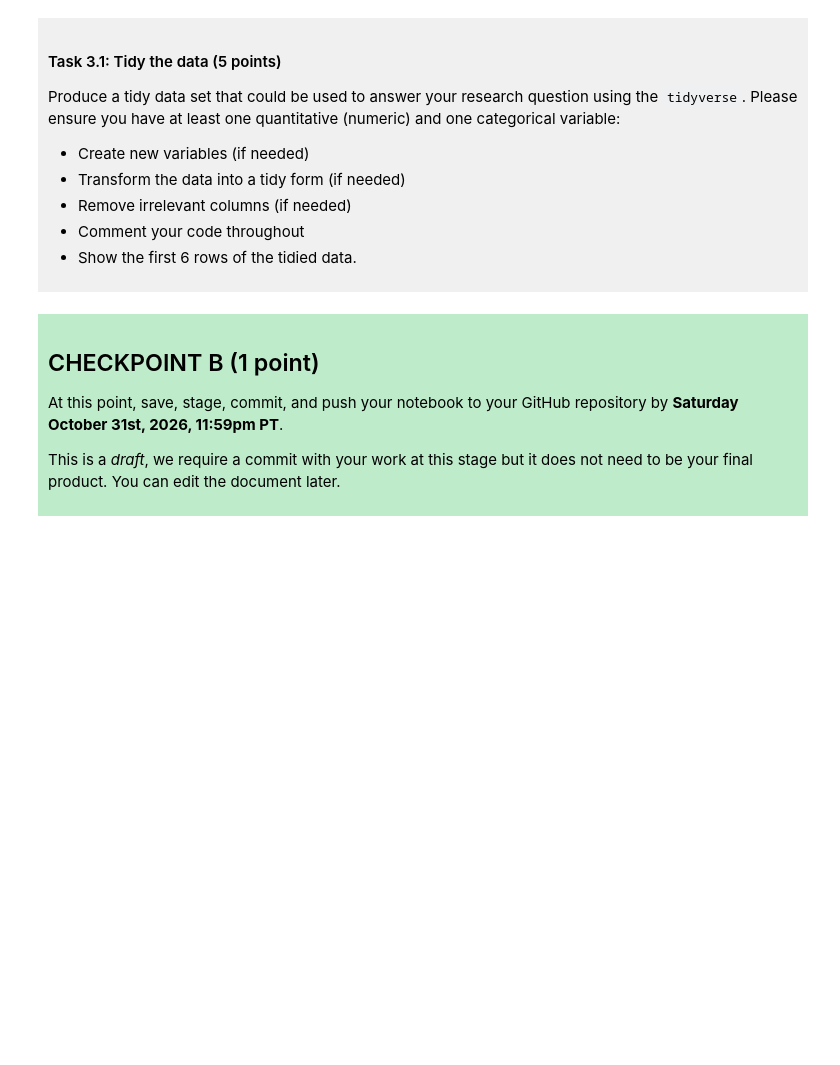
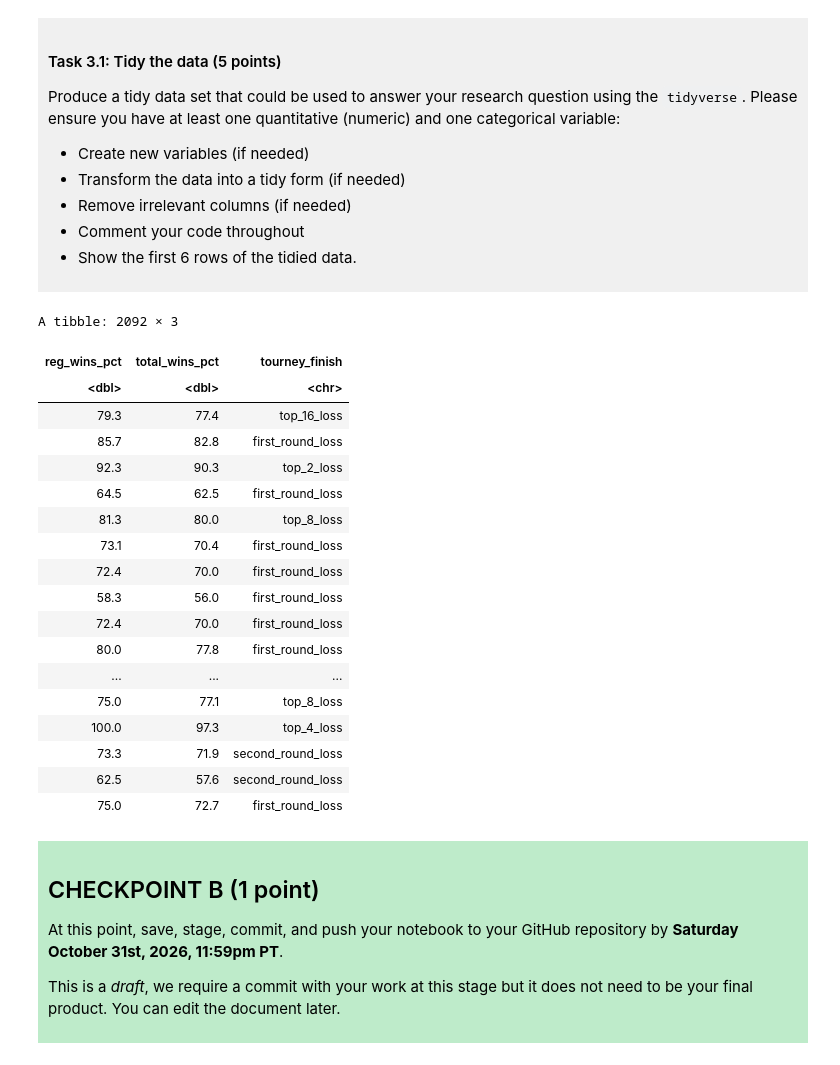
Before and after one commit to StevenCao1009/DSCI100-project, a Jupyter notebook: dsci-100-project-notebook.ipynb, the cells around one changed output. Cells and saved outputs as stored; diff of their text form; code cells hidden in the pictures; blank space fills up the shorter version.

```diff
--- a/dsci-100-project-notebook.ipynb
+++ b/dsci-100-project-notebook.ipynb
@@ -189,7 +219,28 @@ Produce a tidy data set that could be used to answer your research question usin
 
 </div>
 # %%
-### EDIT THIS CODE CELL ###
+madness_tidy1 <- Madness_raw |> select(reg_wins_pct,total_wins_pct,tourney_finish)
+madness_tidy1
+# %% [output]
+A tibble: 2092 × 3
+| reg_wins_pct | total_wins_pct | tourney_finish |
+| <dbl> | <dbl> | <chr> |
+| 79.3 | 77.4 | top_16_loss |
+| 85.7 | 82.8 | first_round_loss |
+| 92.3 | 90.3 | top_2_loss |
+| 64.5 | 62.5 | first_round_loss |
+| 81.3 | 80.0 | top_8_loss |
+| 73.1 | 70.4 | first_round_loss |
+| 72.4 | 70.0 | first_round_loss |
+| 58.3 | 56.0 | first_round_loss |
+| 72.4 | 70.0 | first_round_loss |
+| 80.0 | 77.8 | first_round_loss |
+| ... | ... | ... |
+| 75.0 | 77.1 | top_8_loss |
+| 100.0 | 97.3 | top_4_loss |
+| 73.3 | 71.9 | second_round_loss |
+| 62.5 | 57.6 | second_round_loss |
+| 75.0 | 72.7 | first_round_loss |
 # %% [markdown]
 <div style="background-color: #beebca; padding: 10px;">
 
```
Also changed, not shown: parts of 5 cells of this notebook.
